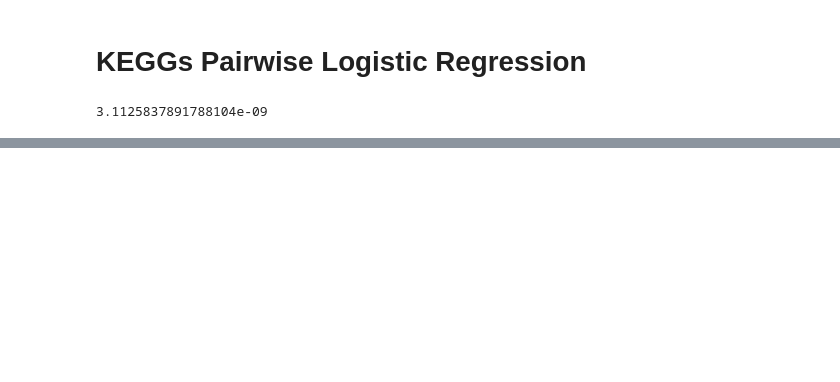
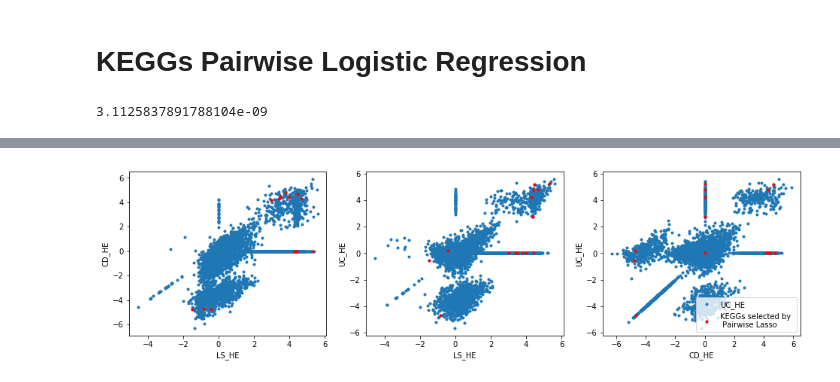
Before and after one commit to myazdani/KEGGs-15-12-2017, a Jupyter notebook: scripts/ratio-analysis/2018-07-26_comparing-species-and-keggs-ratio-plots.ipynb, the cells around one changed output, grey strips where cells are left out. Cells and saved outputs as stored; diff of their text form; code cells hidden in the pictures; blank space fills up the shorter version.

```diff
--- a/scripts/ratio-analysis/2018-07-26_comparing-species-and-keggs-ratio-plots.ipynb
+++ b/scripts/ratio-analysis/2018-07-26_comparing-species-and-keggs-ratio-plots.ipynb
@@ -512,0 +527,26 @@ sns.clustermap(np.log10(1e-7+df_subset_normalized.iloc[:,2:]),
+# %%
+median_ratios = RatioComputer(df_subjects = df_keggs.iloc[:,2:], laplace_scale=1e-9)
+cohort_cond_number = median_ratios.median_ratios_cond_number(laplace_scale_numerator=True, normalize=True)
+# %%
+df_keggs_medians = pd.concat([pd.DataFrame(median_ratios.LS_HE_median),
+                                pd.DataFrame(median_ratios.CD_HE_median),
+                                pd.DataFrame(median_ratios.UC_HE_median)],axis = 1)
+
+df_keggs_medians.columns = ["LS_HE", "CD_HE", "UC_HE"]
+# %%
+plt.figure(figsize=(16, 4))
+
+for i, (x_axis,y_axis) in enumerate(itertools.combinations(df_keggs_medians.columns,2)):
+    plt.subplot(1,3,i+1)
+    # Use the 'hue' argument to provide a factor variable
+    plt.plot(df_keggs_medians[x_axis], df_keggs_medians[y_axis], '.')
+    plt.plot(df_keggs_medians.iloc[important_keggs,:][x_axis],
+             df_keggs_medians.iloc[important_keggs,:][y_axis], '.', label = "KEGGs selected by \n Pairwise Lasso",
+             color = "r")
+    plt.xlabel(x_axis)
+    plt.ylabel(y_axis)
+
+
+plt.legend();
+# %% [output]
+[figure, added]
```
Also changed, not shown: parts of 8 cells of this notebook.
